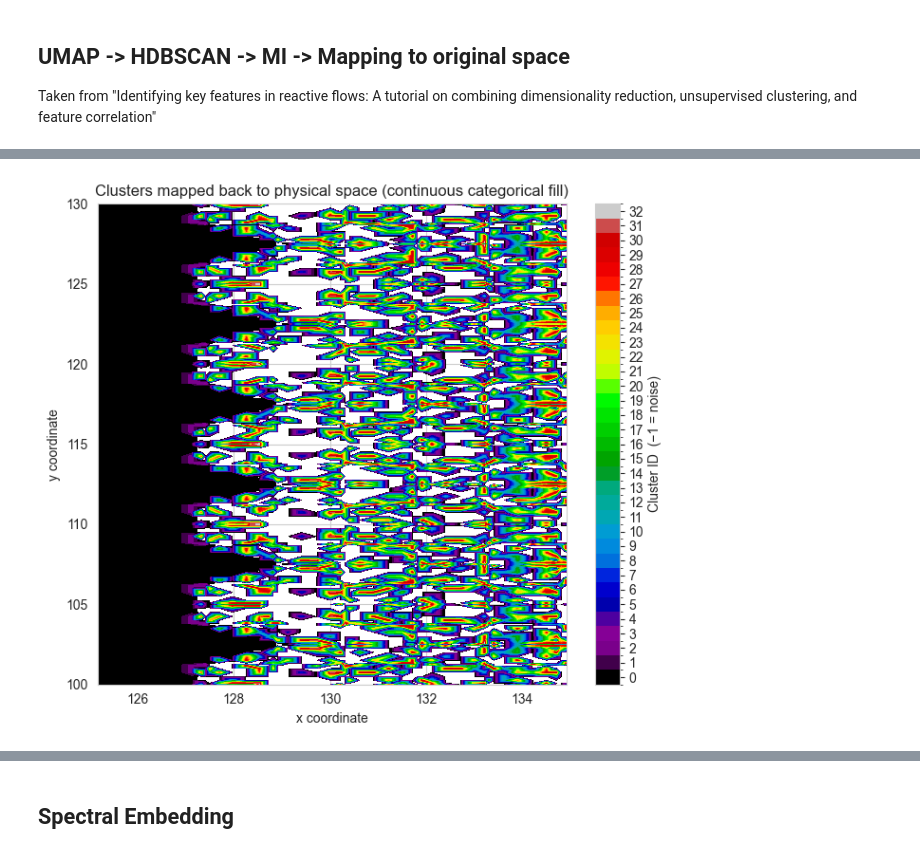
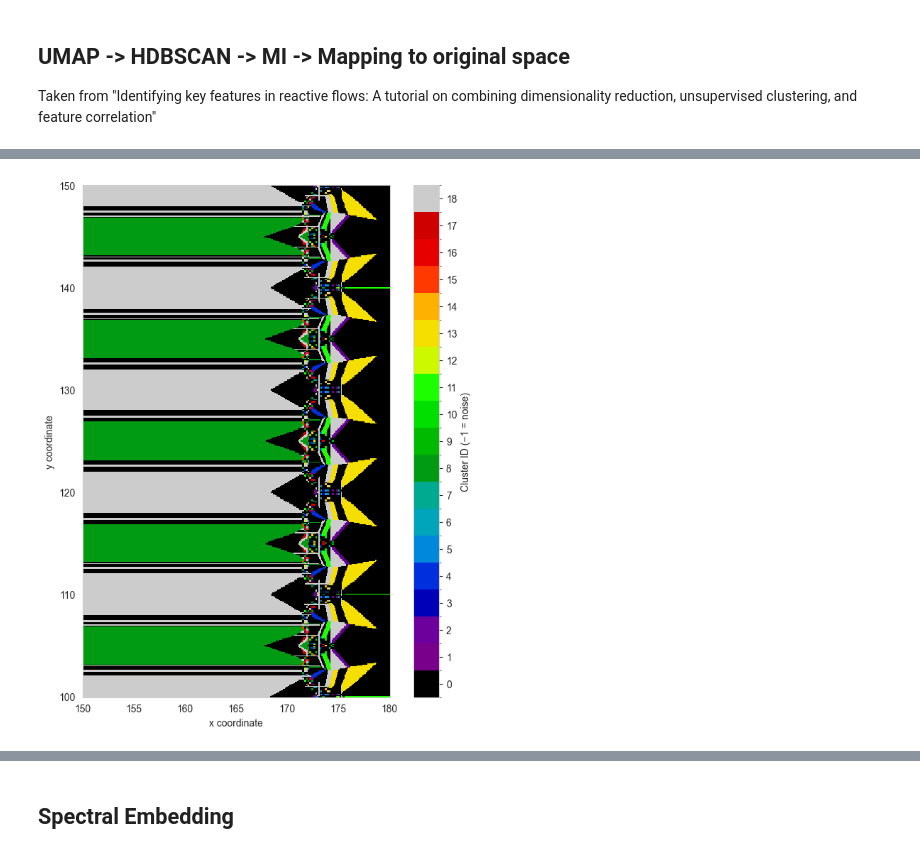
Before and after one commit to AlexandrosNtakoulas/FLAME-rf, a Jupyter notebook: Clustering_comparison.ipynb, the cells around one changed output, grey strips where cells are left out. Saved outputs shown, nothing was run; the diff lists cells and outputs as text; code cells hidden in the pictures.

```diff
--- a/Clustering_comparison.ipynb
+++ b/Clustering_comparison.ipynb
@@ -23,7 +25,7 @@ GPU: NVIDIA GeForce RTX 3050 4GB Laptop GPU
 # %% [markdown]
 ## Read data
 # %%
-df = pd.read_csv("data.csv")
+df = pd.read_csv("extracted_flame_front_10.csv")
 
 # Select meaningful physical variables
 #features = ['v', 'T', 'u', 'dudx', 'dudy', 'dvdx', 'dvdy', 'H2',
@@ -36,10 +38,11 @@ df = pd.read_csv("data.csv")
 #        'normal_strain_rate', 'total_strain_rate', 'density_ratio_sigma',
 #        'vorticity', 'omega_H2', 'omega_O2', 'omega_H2O', 'omega_H', 'omega_O',
 #        'omega_OH', 'omega_HO2', 'omega_H2O2', 'omega_N2', 'Le_def']
-features = [
-    'omega_H2', 'omega_O2', 'omega_H2O', 'omega_H', 'omega_O', 'omega_OH',
-    'omega_HO2', 'omega_H2O2', 'omega_N2'
-]
-df = df[(df['x'] >160) & (df['x'] < 190)]
+# features = [
+#     'omega_H2', 'omega_O2', 'omega_H2O', 'omega_H', 'omega_O', 'omega_OH',
+#     'omega_HO2', 'omega_H2O2', 'omega_N2'
+# ]
+features = [ 'H2','O2', 'H2O', 'H', 'O', 'OH', 'HO2', 'H2O2', 'N2']
+#df = df[(df['y'] >100) & (df['y'] < 150)]
 colourmap = df["disp_speed_density_weighted"]
 X = StandardScaler().fit_transform(df[features])
@@ -48,6 +57,6 @@ X = StandardScaler().fit_transform(df[features])
 # %%
 # UMAP embedding
-reducer = umap.UMAP(n_neighbors=20, n_components=2, init = "random" )
+reducer = umap.UMAP(n_neighbors=100, n_components=2 ,init ="random")
 X_embedded = reducer.fit_transform(X)
 # Plot
 plt.scatter(X_embedded[:,0], X_embedded[:,1],c=colourmap, cmap='viridis', s=10)
@@ -182,63 +191,67 @@ Global mutual information ranking:
 # %%
+import numpy as np
 
-# ============================================================
-# CONTINUOUS CATEGORICAL CLUSTER FIELD IN PHYSICAL SPACE
-# (REPLACEMENT OF SCATTER PLOT)
-# ============================================================
-import matplotlib.tri as mtri
+# Define resolution
+nx, ny = 500, 500   # increase for higher smoothness
 
-from matplotlib.colors import BoundaryNorm
-import matplotlib as mat
+x_min, x_max = 150, 180
+y_min, y_max = 100, 150
 
-# Build triangulation once (use your df['x'], df['y'])
-tri = mtri.Triangulation(df['x'].to_numpy(), df['y'].to_numpy())
+grid_x, grid_y = np.meshgrid(
+    np.linspace(x_min, x_max, nx),
+    np.linspace(y_min, y_max, ny)
+)
+from scipy.interpolate import griddata
 
-k = len(np.unique(labels)) - (1 if -1 in labels else 0)
-
-# Select categorical colormap
-cmap = mat.colormaps.get_cmap("nipy_spectral")
-
-# Discrete boundaries: one color per cluster ID (including noise)
-bounds = np.arange(-0.5, labels.max() + 1.5, 1)
-norm   = BoundaryNorm(bounds, cmap.N)
-
-z = labels  # cluster assignment per point
-
-plt.figure(figsize=(7,6))
-
-c = plt.tricontourf(
-    df['x'], df['y'], z,
-    levels=bounds,
-    cmap=cmap,
-    norm=norm
+z_structured = griddata(
+    (df['x'], df['y']),
+    labels,
+    (grid_x, grid_y),
+    method='nearest'     # CRITICAL for categorical data
 )
 
-cb = plt.colorbar(c, ticks=np.arange(labels.min(), labels.max()+1))
-cb.set_label("Cluster ID  (−1 = noise)")
+import matplotlib.pyplot as plt
+from matplotlib.colors import BoundaryNorm
+import matplotlib
+
+bounds = np.arange(-0.5, labels.max()+1.5, 1)
+cmap = matplotlib.colormaps['nipy_spectral']
+norm = BoundaryNorm(bounds, cmap.N)
+
+plt.figure(figsize=(7,8))
+
+plt.pcolormesh(
+    grid_x, grid_y, z_structured,
+    cmap=cmap,
+    norm=norm,
+    shading='nearest'  # correct for categorical
+)
+
+cb = plt.colorbar(ticks=np.arange(labels.min(), labels.max()+1))
+cb.set_label("Cluster ID (−1 = noise)")
 
 plt.xlabel("x coordinate")
 plt.ylabel("y coordinate")
-plt.ylim((100,130))
-plt.title("Clusters mapped back to physical space (continuous categorical fill)")
+plt.gca().set_aspect('equal', adjustable='box')
 plt.tight_layout()
 plt.show()
 
 
 # ============================================================
 # STATISTICS + FINGERPRINTS
 # ============================================================
 df_with_labels = df.copy()
 df_with_labels["cluster"] = labels
 
 cluster_means = df_with_labels.groupby("cluster")[features].mean()
 cluster_stds  = df_with_labels.groupby("cluster")[features].std()
 
 print(cluster_means.head())
 
 cluster_means.T.plot(kind='bar', figsize=(10,5))
 plt.ylabel("Mean value per cluster")
 plt.title("Cluster fingerprints in original feature space")
 plt.tight_layout()
 plt.show()
 # %% [output]
-[figure, old version]
+[figure, new version]
```
Also changed, not shown: parts of 12 cells of this notebook, 14 other files.
